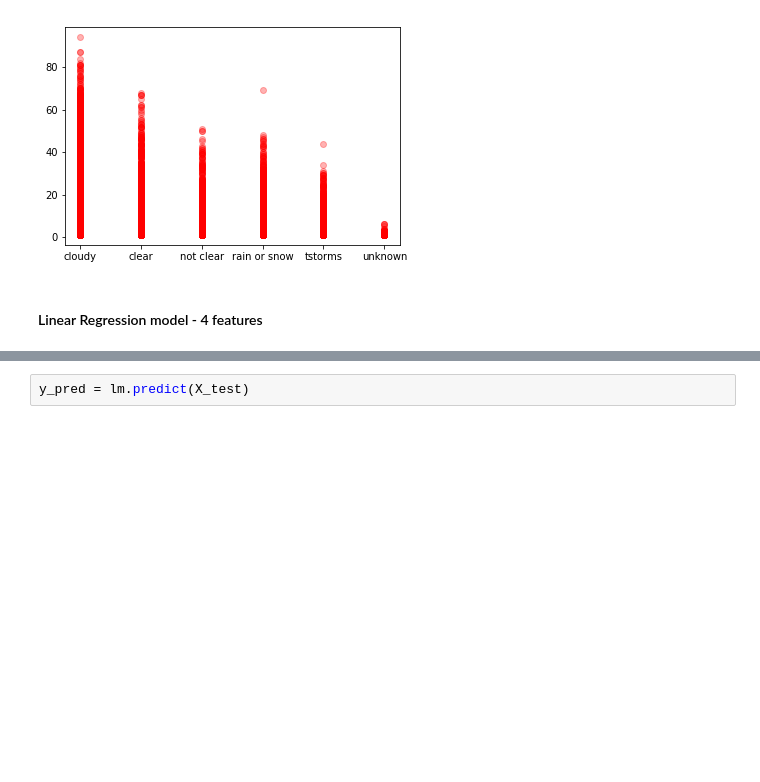
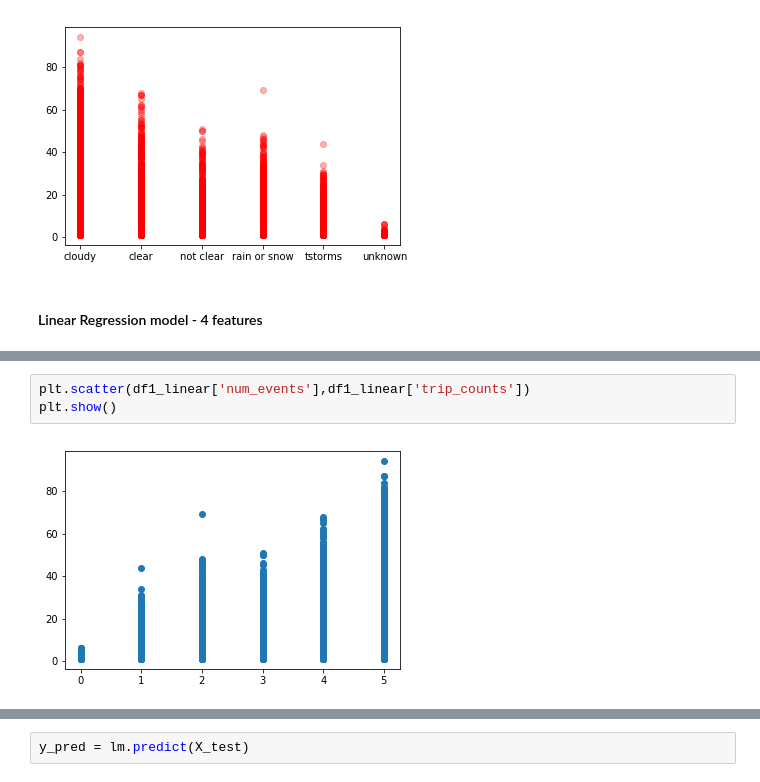
Before and after one commit to karahahn/Springboard_Capstone2, a Jupyter notebook: Capstone 2 Milestone 2.ipynb, the cells around one changed output, grey strips where cells are left out. Drawn from its saved outputs; the diff is of its cells as text; blank space fills up the shorter version.

```diff
--- a/Capstone 2 Milestone 2.ipynb
+++ b/Capstone 2 Milestone 2.ipynb
@@ -1117,0 +1123,5 @@ target_header = 'trip_counts'
+# %%
+plt.scatter(df1_linear['num_events'],df1_linear['trip_counts'])
+plt.show()
+# %% [output]
+[figure, added]
```
Also changed, not shown: parts of 62 cells of this notebook.
